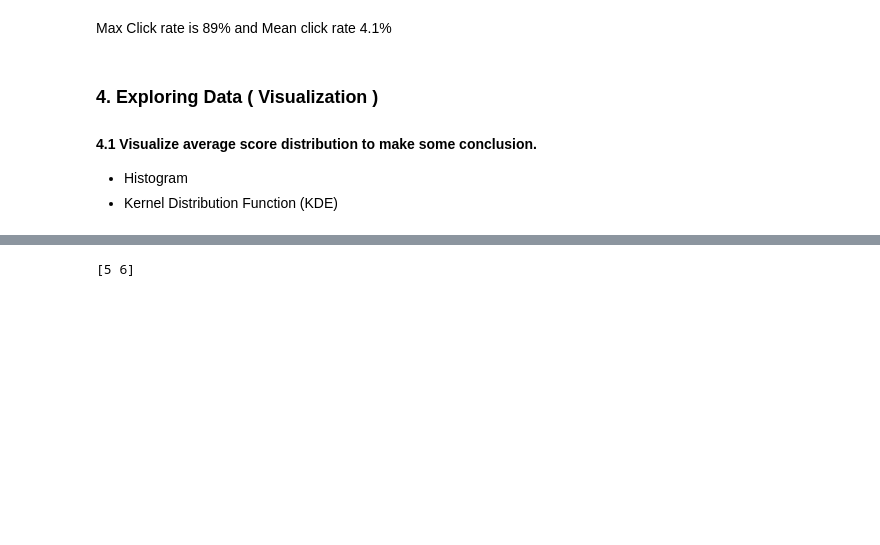
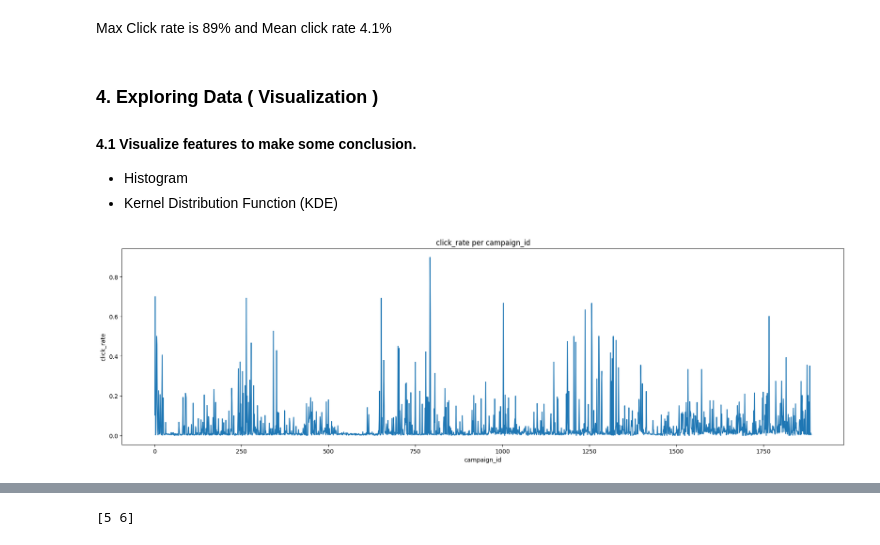
Before and after one commit to Chandra1295/email_CTR_Prediction, a Jupyter notebook: notebook/EDA_Click_Rate.ipynb, the cells around one changed output, grey strips where cells are left out. Saved outputs shown, nothing was run; the diff lists cells and outputs as text; code cells hidden in the pictures; blank space fills up the shorter version.

```diff
--- a/notebook/EDA_Click_Rate.ipynb
+++ b/notebook/EDA_Click_Rate.ipynb
@@ -267,6 +268,17 @@ Name: click_rate, dtype: float64
 Max Click rate is 89% and Mean click rate 4.1%
 # %% [markdown]
 ### 4. Exploring Data ( Visualization )
-#### 4.1 Visualize average score distribution to make some conclusion.
+#### 4.1 Visualize features to make some conclusion.
 - Histogram
 - Kernel Distribution Function (KDE)
+# %%
+# lets plot CTR against campaign id
+plt.figure(figsize=(22,6))
+plt.plot(df_train['campaign_id'], df_train['click_rate'])
+plt.title('click_rate per campaign_id')
+plt.xlabel('campaign_id')
+plt.ylabel('click_rate')
+
+plt.show()
+# %% [output]
+[figure, added]
```
Also changed, not shown: parts of 37 cells of this notebook, 2 other files.
